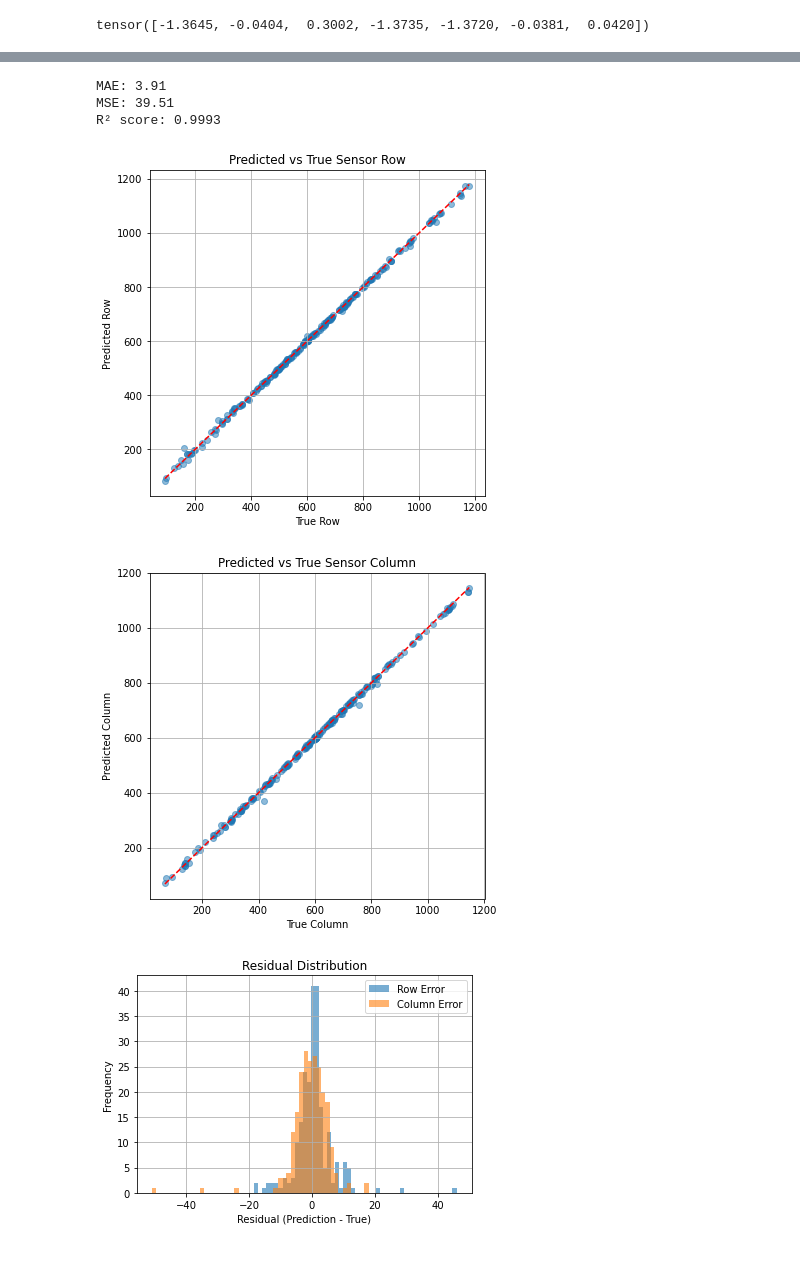
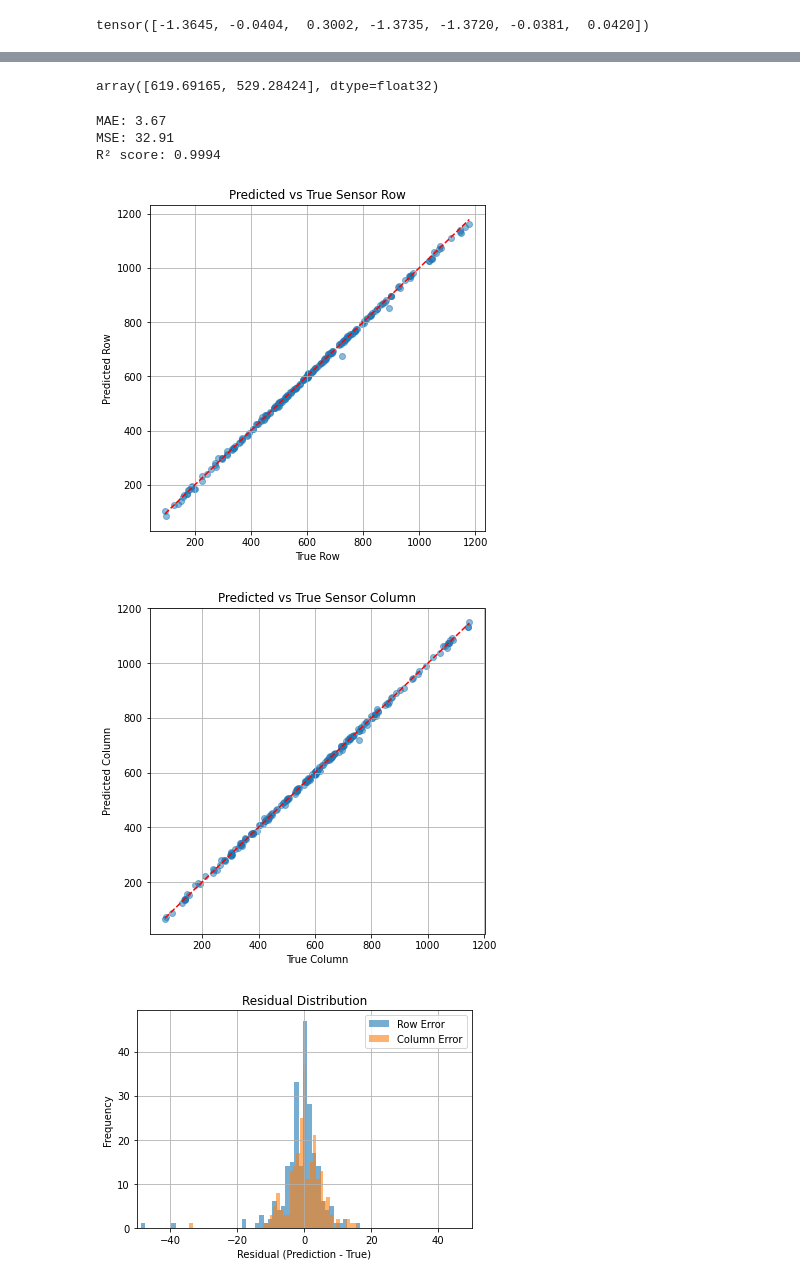
Before and after one commit to tupendra/q_pix, a Jupyter notebook: single_particle/position_regression_ML.ipynb, the cells around one changed output, grey strips where cells are left out. Cells and saved outputs as stored; diff of their text form; code cells hidden in the pictures.

Commit message:
Updated with VertexBarrelColletion Data

```diff
--- a/single_particle/position_regression_ML.ipynb
+++ b/single_particle/position_regression_ML.ipynb
@@ -14,6 +14,6 @@ import matplotlib.pyplot as plt
 # %%
 #open the data
 
-data_10gev = pd.read_csv('./data/df_result.csv')
+data_10gev = pd.read_csv('./data/df_result_10GeV.csv')
 df_10gev = pd.DataFrame(data_10gev)
 # %%
@@ -52,10 +37,17 @@ df_1gev.head(10)
+# %%
+df = df_10gev[
+    (df_10gev["expected_row"] >= 0) &
+    (df_10gev["expected_col"] >= 0) &
+    (df_10gev["expected_row"] <= 1200) &  # optional upper bound
+    (df_10gev["expected_col"] <= 1200)
+].copy()
 # %%
-df = df[
-    (df["expected_row"] >= 0) &
-    (df["expected_col"] >= 0) &
-    (df["expected_row"] <= 1200) &  # optional upper bound
-    (df["expected_col"] <= 1200)
-].copy()
+# df = df_1gev[
+#     (df_1gev["expected_row"] >= 0) &
+#     (df_1gev["expected_col"] >= 0) &
+#     (df_1gev["expected_row"] <= 1200) &  # optional upper bound
+#     (df_1gev["expected_col"] <= 1200)
+# ].copy()
 # %%
 #input and target
 
@@ -197,3 +193,7 @@ y_test_original = scaler_y.inverse_transform(y_test_np)
+# %%
+y_test_original[0]
+# %% [output]
+array([619.69165, 529.28424], dtype=float32)
 # %%
 #compute error metrics
 
@@ -207,9 +207,9 @@ print(f"MAE: {mae:.2f}")
 print(f"MSE: {mse:.2f}")
 print(f"R² score: {r2:.4f}")
 # %% [output]
-MAE: 3.91
-MSE: 39.51
-R² score: 0.9993
+MAE: 3.67
+MSE: 32.91
+R² score: 0.9994
 # %%
 plt.figure(figsize=(6, 6))
 plt.scatter(y_test_original[:, 0], y_pred_original[:, 0], alpha=0.5)
@@ -222,7 +222,7 @@ plt.plot([y_test_original[:, 0].min(), y_test_original[:, 0].max()],
 plt.grid(True)
 plt.show()
 # %% [output]
-[figure, old version]
+[figure, new version]
 # %%
 plt.figure(figsize=(6, 6))
 plt.scatter(y_test_original[:, 1], y_pred_original[:, 1], alpha=0.5)
@@ -235,18 +235,19 @@ plt.plot([y_test_original[:, 1].min(), y_test_original[:, 1].max()],
 plt.grid(True)
 plt.show()
 # %% [output]
-[figure, old version]
+[figure, new version]
 # %%
 residuals_row = y_pred_original[:, 0] - y_test_original[:, 0]
 residuals_col = y_pred_original[:, 1] - y_test_original[:, 1]
 
 plt.hist(residuals_row, bins=50, alpha=0.6, label='Row Error')
 plt.hist(residuals_col, bins=50, alpha=0.6, label='Column Error')
 plt.xlabel("Residual (Prediction - True)")
 plt.ylabel("Frequency")
 plt.title("Residual Distribution")
 plt.legend()
 plt.grid(True)
+plt.xlim(-50,50)
 plt.show()
 # %% [output]
-[figure, old version]
+[figure, new version]
```
Also changed, not shown: parts of 6 cells of this notebook, 17 other files.
